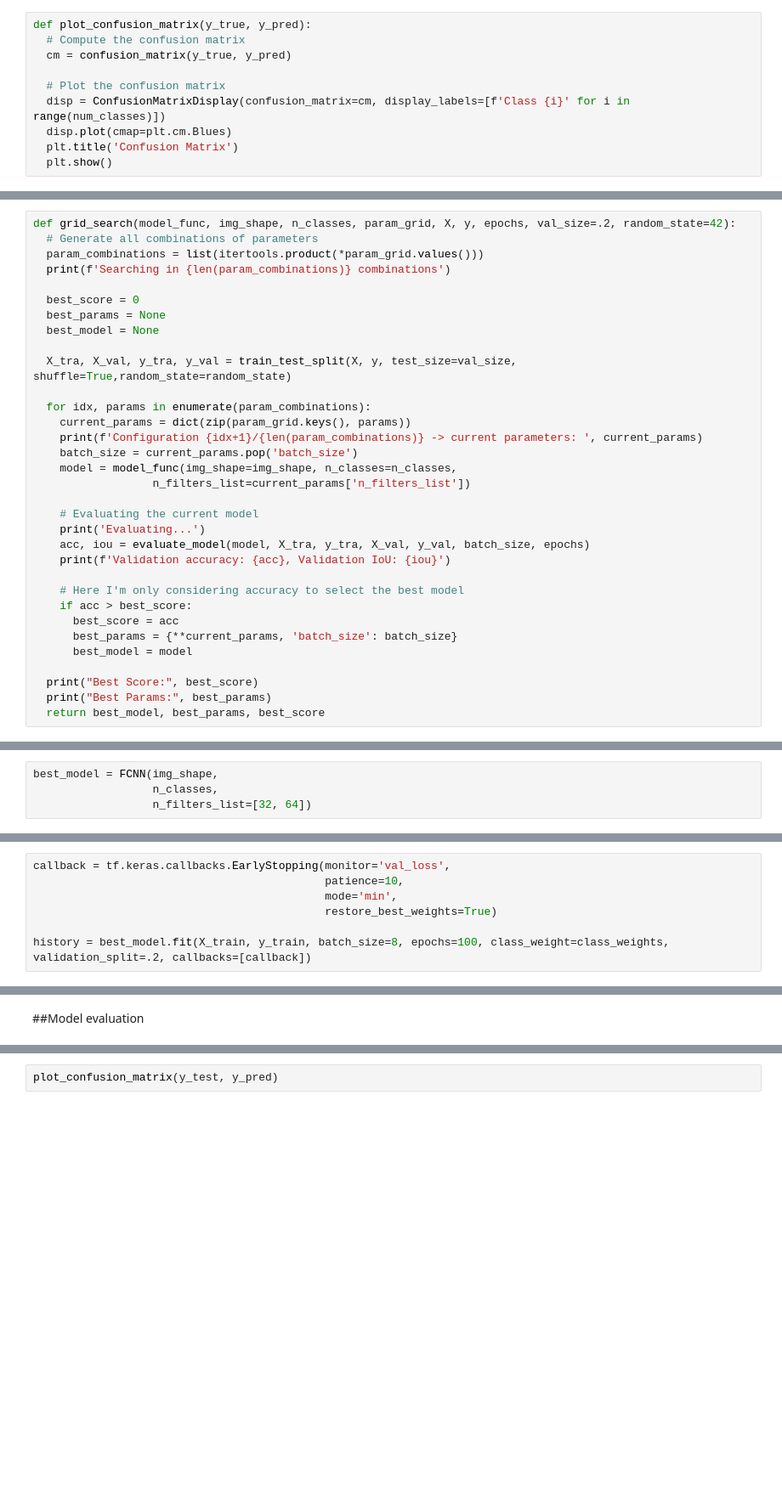
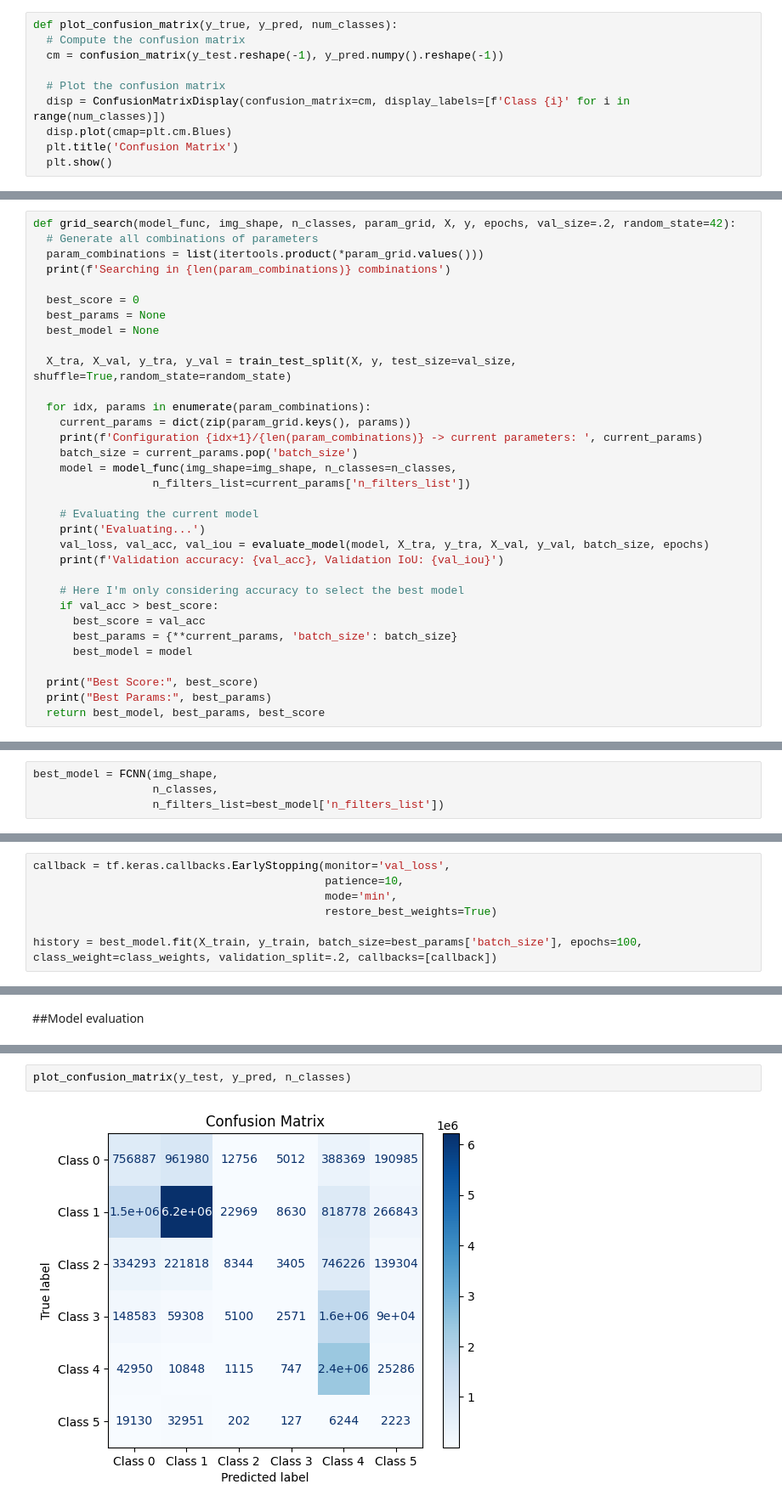
Before and after one commit to yominoo/temp, a Jupyter notebook: Image_segmentation_exam_(1).ipynb, the cells around one changed output, grey strips where cells are left out. Shown at 85% size. Drawn from its saved outputs; the diff is of its cells as text; blank space fills up the shorter version.

```diff
--- a/Image_segmentation_exam_(1).ipynb
+++ b/Image_segmentation_exam_(1).ipynb
@@ -225,9 +221,9 @@ def plot_learning_curve(history):
 
   plt.show()
 # %%
-def plot_confusion_matrix(y_true, y_pred):
+def plot_confusion_matrix(y_true, y_pred, num_classes):
   # Compute the confusion matrix
-  cm = confusion_matrix(y_true, y_pred)
+  cm = confusion_matrix(y_test.reshape(-1), y_pred.numpy().reshape(-1))
 
   # Plot the confusion matrix
   disp = ConfusionMatrixDisplay(confusion_matrix=cm, display_labels=[f'Class {i}' for i in range(num_classes)])
@@ -403,12 +399,12 @@ def grid_search(model_func, img_shape, n_classes, param_grid, X, y, epochs, val_
 
     # Evaluating the current model
     print('Evaluating...')
-    acc, iou = evaluate_model(model, X_tra, y_tra, X_val, y_val, batch_size, epochs)
-    print(f'Validation accuracy: {acc}, Validation IoU: {iou}')
+    val_loss, val_acc, val_iou = evaluate_model(model, X_tra, y_tra, X_val, y_val, batch_size, epochs)
+    print(f'Validation accuracy: {val_acc}, Validation IoU: {val_iou}')
 
     # Here I'm only considering accuracy to select the best model
-    if acc > best_score:
-      best_score = acc
+    if val_acc > best_score:
+      best_score = val_acc
       best_params = {**current_params, 'batch_size': batch_size}
       best_model = model
 
@@ -485,4 +448,4 @@ Best Params: {'n_filters_list': [32, 64], 'batch_size': 8}
 # %%
 best_model = FCNN(img_shape,
                   n_classes,
-                  n_filters_list=[32, 64])
+                  n_filters_list=best_model['n_filters_list'])
@@ -492,6 +475,6 @@ callback = tf.keras.callbacks.EarlyStopping(monitor='val_loss',
                                             mode='min',
                                             restore_best_weights=True)
 
-history = best_model.fit(X_train, y_train, batch_size=8, epochs=100, class_weight=class_weights, validation_split=.2, callbacks=[callback])
+history = best_model.fit(X_train, y_train, batch_size=best_params['batch_size'], epochs=100, class_weight=class_weights, validation_split=.2, callbacks=[callback])
 # %% [output]
 Epoch 1/100
@@ -543,2 +524,4 @@ plot_learning_curve(history)
 # %%
-plot_confusion_matrix(y_test, y_pred)
+plot_confusion_matrix(y_test, y_pred, n_classes)
+# %% [output]
+[figure, added]
```
Also changed, not shown: parts of 18 cells of this notebook.
